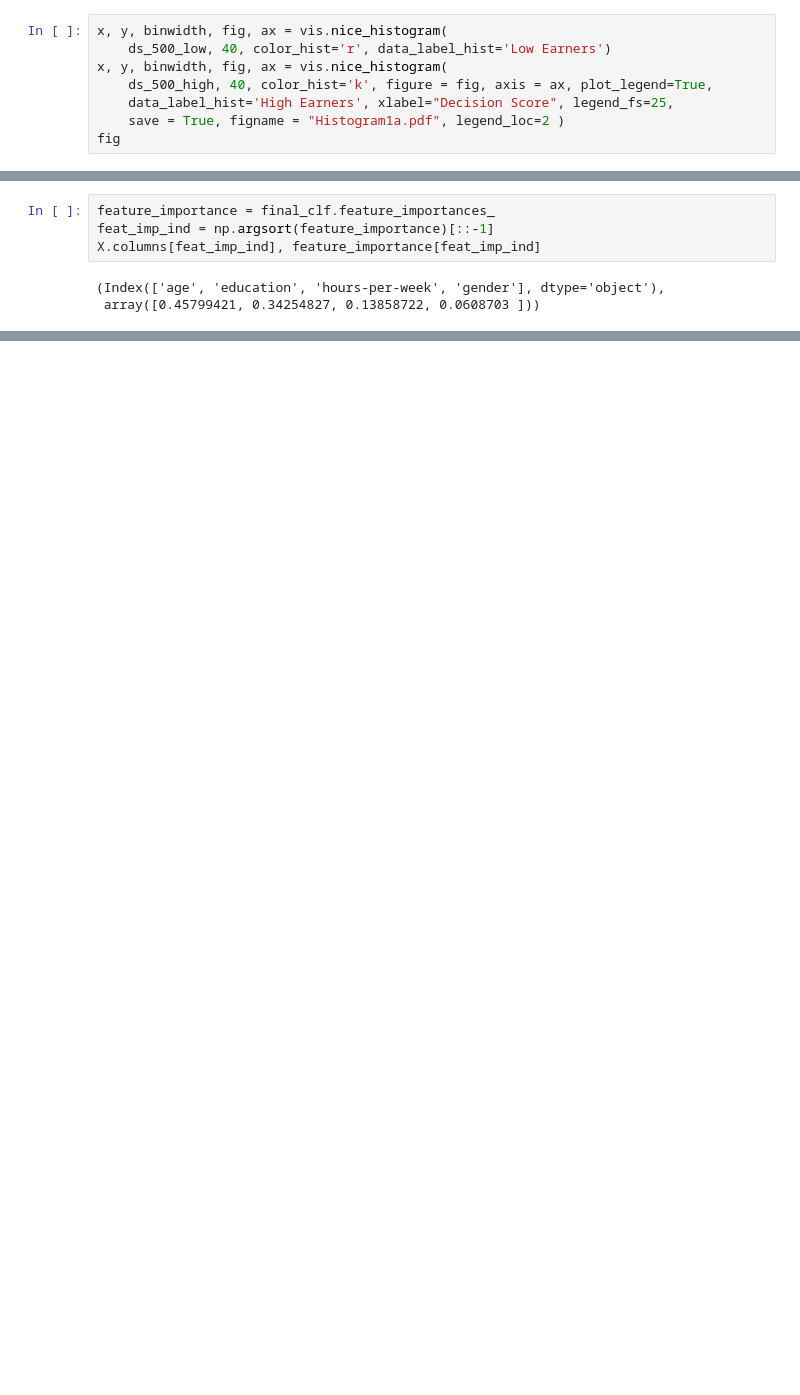
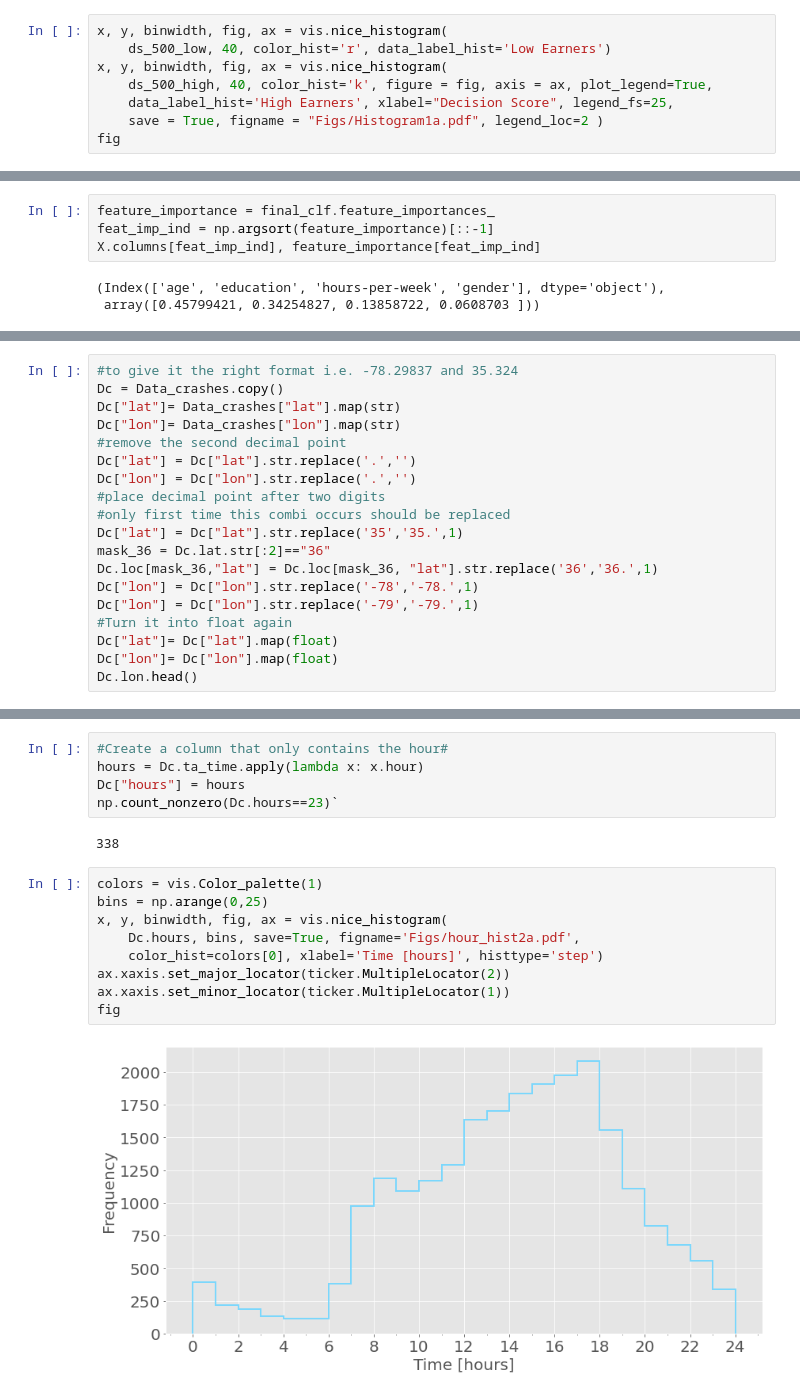
Before and after one commit to Kiril94/AMAS, a Jupyter notebook: Problem_set3/Problem_set.ipynb, the cells around one changed output, grey strips where cells are left out. Drawn from its saved outputs; the diff is of its cells as text; blank space fills up the shorter version.

```diff
--- a/Problem_set3/Problem_set.ipynb
+++ b/Problem_set3/Problem_set.ipynb
@@ -173,7 +174,7 @@ x, y, binwidth, fig, ax = vis.nice_histogram(
 x, y, binwidth, fig, ax = vis.nice_histogram(
     ds_500_high, 40, color_hist='k', figure = fig, axis = ax, plot_legend=True,
     data_label_hist='High Earners', xlabel="Decision Score", legend_fs=25,
-    save = True, figname = "Histogram1a.pdf", legend_loc=2 )
+    save = True, figname = "Figs/Histogram1a.pdf", legend_loc=2 )
 fig
 # %% [output]
 [figure]
@@ -257,0 +254,19 @@ dtale.show(Data_crashes)
+# %%
+#to give it the right format i.e. -78.29837 and 35.324
+Dc = Data_crashes.copy()
+Dc["lat"]= Data_crashes["lat"].map(str)
+Dc["lon"]= Data_crashes["lon"].map(str)
+#remove the second decimal point
+Dc["lat"] = Dc["lat"].str.replace('.','')
+Dc["lon"] = Dc["lon"].str.replace('.','')
+#place decimal point after two digits
+#only first time this combi occurs should be replaced
+Dc["lat"] = Dc["lat"].str.replace('35','35.',1)
+mask_36 = Dc.lat.str[:2]=="36"
+Dc.loc[mask_36,"lat"] = Dc.loc[mask_36, "lat"].str.replace('36','36.',1)
+Dc["lon"] = Dc["lon"].str.replace('-78','-78.',1)
+Dc["lon"] = Dc["lon"].str.replace('-79','-79.',1)
+#Turn it into float again
+Dc["lat"]= Dc["lat"].map(float)
+Dc["lon"]= Dc["lon"].map(float)
+Dc.lon.head()
@@ -257,0 +283,18 @@ dtale.show(Data_crashes)
+# %%
+#Create a column that only contains the hour#
+hours = Dc.ta_time.apply(lambda x: x.hour)
+Dc["hours"] = hours
+np.count_nonzero(Dc.hours==23)`
+# %% [output]
+338
+# %%
+colors = vis.Color_palette(1)
+bins = np.arange(0,25)
+x, y, binwidth, fig, ax = vis.nice_histogram(
+    Dc.hours, bins, save=True, figname='Figs/hour_hist2a.pdf',
+    color_hist=colors[0], xlabel='Time [hours]', histtype='step')
+ax.xaxis.set_major_locator(ticker.MultipleLocator(2))
+ax.xaxis.set_minor_locator(ticker.MultipleLocator(1))
+fig
+# %% [output]
+[figure, added]
```
Also changed, not shown: parts of 32 cells of this notebook.
